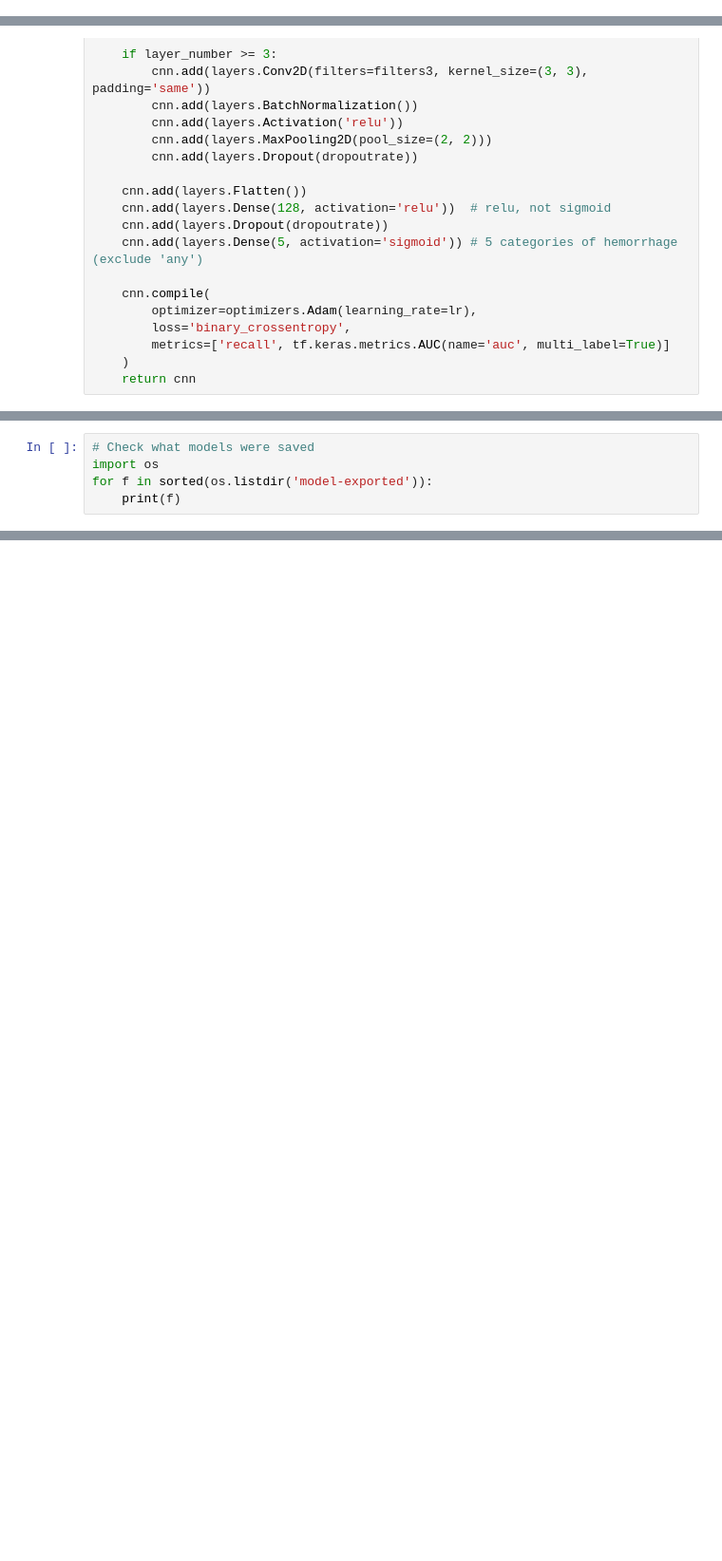
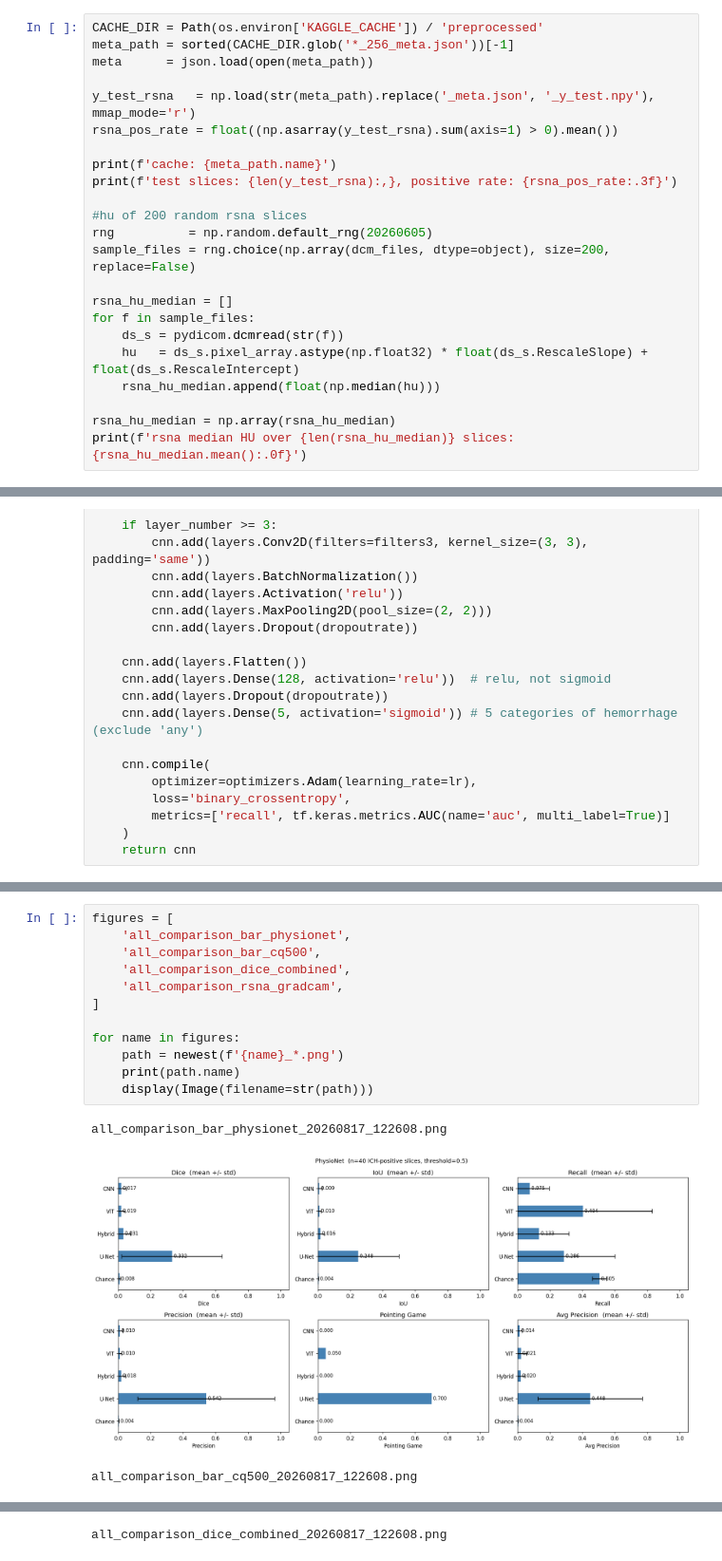
Before and after one commit to azhar-rafiq/thesis-xai, a Jupyter notebook: thesis.ipynb, the cells around one changed output, grey strips where cells are left out. Shown at 95% size. Saved outputs shown, nothing was run; the diff lists cells and outputs as text; blank space fills up the shorter version.

```diff
--- a/thesis.ipynb
+++ b/thesis.ipynb
@@ -657,0 +944,23 @@ plt.show()
+# %%
+CACHE_DIR = Path(os.environ['KAGGLE_CACHE']) / 'preprocessed'
+meta_path = sorted(CACHE_DIR.glob('*_256_meta.json'))[-1]
+meta      = json.load(open(meta_path))
+
+y_test_rsna   = np.load(str(meta_path).replace('_meta.json', '_y_test.npy'), mmap_mode='r')
+rsna_pos_rate = float((np.asarray(y_test_rsna).sum(axis=1) > 0).mean())
+
+print(f'cache: {meta_path.name}')
+print(f'test slices: {len(y_test_rsna):,}, positive rate: {rsna_pos_rate:.3f}')
+
+#hu of 200 random rsna slices
+rng          = np.random.default_rng(20260605)
+sample_files = rng.choice(np.array(dcm_files, dtype=object), size=200, replace=False)
+
+rsna_hu_median = []
+for f in sample_files:
+    ds_s = pydicom.dcmread(str(f))
+    hu   = ds_s.pixel_array.astype(np.float32) * float(ds_s.RescaleSlope) + float(ds_s.RescaleIntercept)
+    rsna_hu_median.append(float(np.median(hu)))
+
+rsna_hu_median = np.array(rsna_hu_median)
+print(f'rsna median HU over {len(rsna_hu_median)} slices: {rsna_hu_median.mean():.0f}')
@@ -1089,5 +1748,0 @@ After the sbatch done, the notebook can continue to evaluate the exported model:
-# %%
-# Check what models were saved
-import os
-for f in sorted(os.listdir('model-exported')):
-    print(f)
@@ -1227,0 +2323,16 @@ Cross-dataset AUCs (RSNA model --> PhysioNet):
+# %%
+figures = [
+    'all_comparison_bar_physionet',
+    'all_comparison_bar_cq500',
+    'all_comparison_dice_combined',
+    'all_comparison_rsna_gradcam',
+]
+
+for name in figures:
+    path = newest(f'{name}_*.png')
+    print(path.name)
+    display(Image(filename=str(path)))
+# %% [output]
+all_comparison_bar_physionet_20260817_122608.png
+[figure, added]
+all_comparison_bar_cq500_20260817_122608.png
@@ -1227,0 +2340 @@ Cross-dataset AUCs (RSNA model --> PhysioNet):
+all_comparison_dice_combined_20260817_122608.png
```
Also changed, not shown: parts of 175 cells of this notebook, 16 other files.
